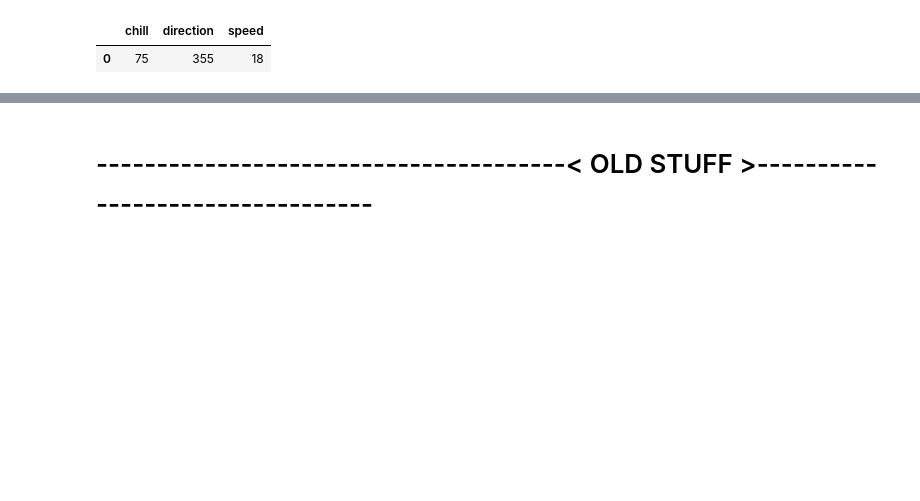
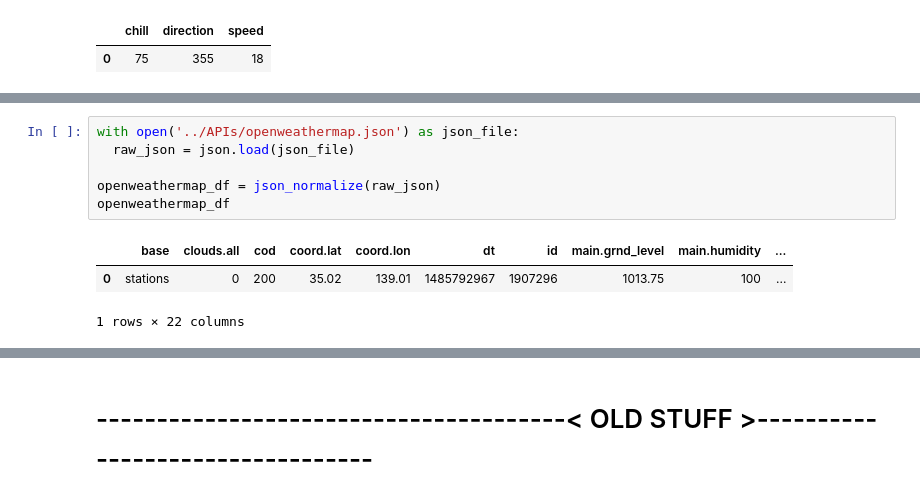
Before and after one commit to Data4Democracy/democratizing_weather_data, a Jupyter notebook: democratizing_weather_data/streaming/prototypes/analyze.ipynb, the cells around one changed output, grey strips where cells are left out. Saved outputs shown, nothing was run; the diff lists cells and outputs as text; blank space fills up the shorter version.

Commit message:
Cleaned up the Openweathermap section

```diff
--- a/democratizing_weather_data/streaming/prototypes/analyze.ipynb
+++ b/democratizing_weather_data/streaming/prototypes/analyze.ipynb
@@ -201,0 +224,10 @@ yahoo_weather_atmosphere_df
+# %%
+with open('../APIs/openweathermap.json') as json_file:
+  raw_json = json.load(json_file)
+
+openweathermap_df = json_normalize(raw_json)
+openweathermap_df
+# %% [output]
+|  | base | clouds.all | cod | coord.lat | coord.lon | dt | id | main.grnd_level | main.humidity | ... |
+| 0 | stations | 0 | 200 | 35.02 | 139.01 | 1485792967 | 1907296 | 1013.75 | 100 | ... |
+1 rows × 22 columns
```
Also changed, not shown: parts of 24 cells of this notebook.
